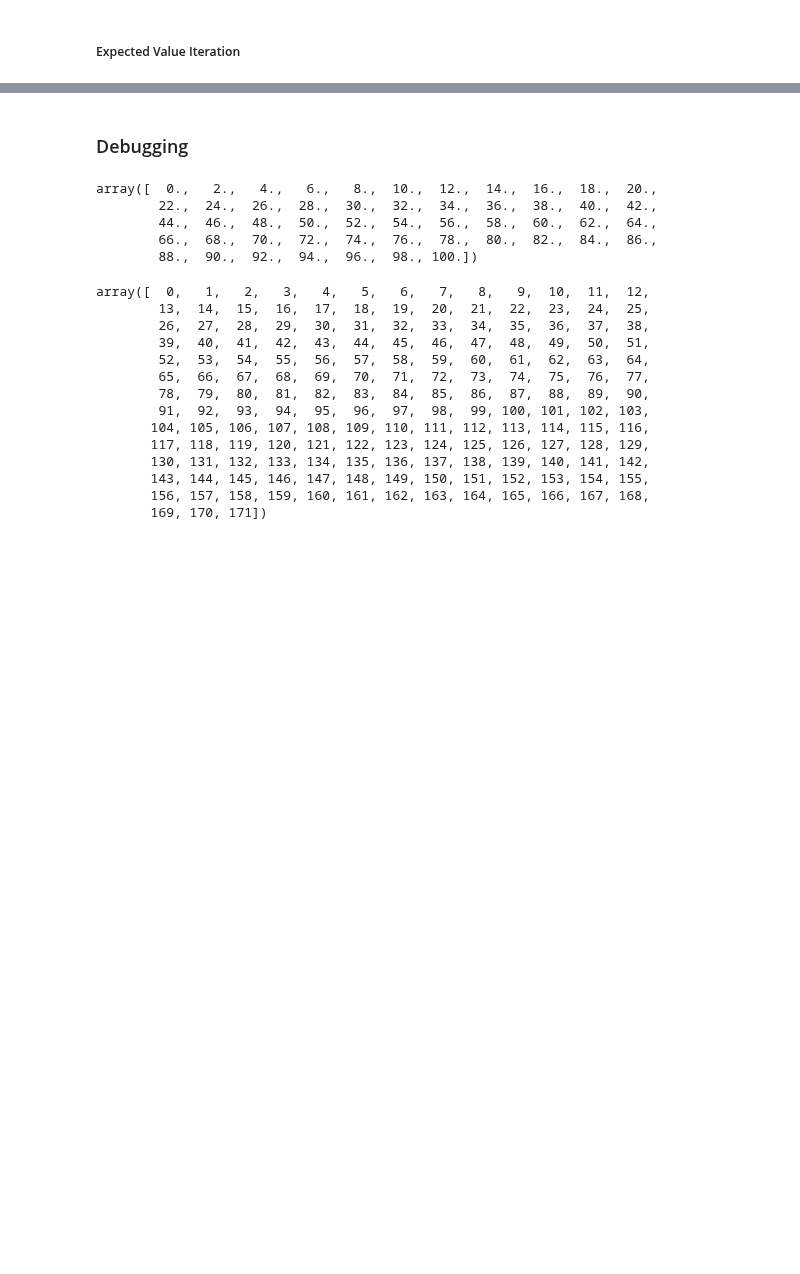
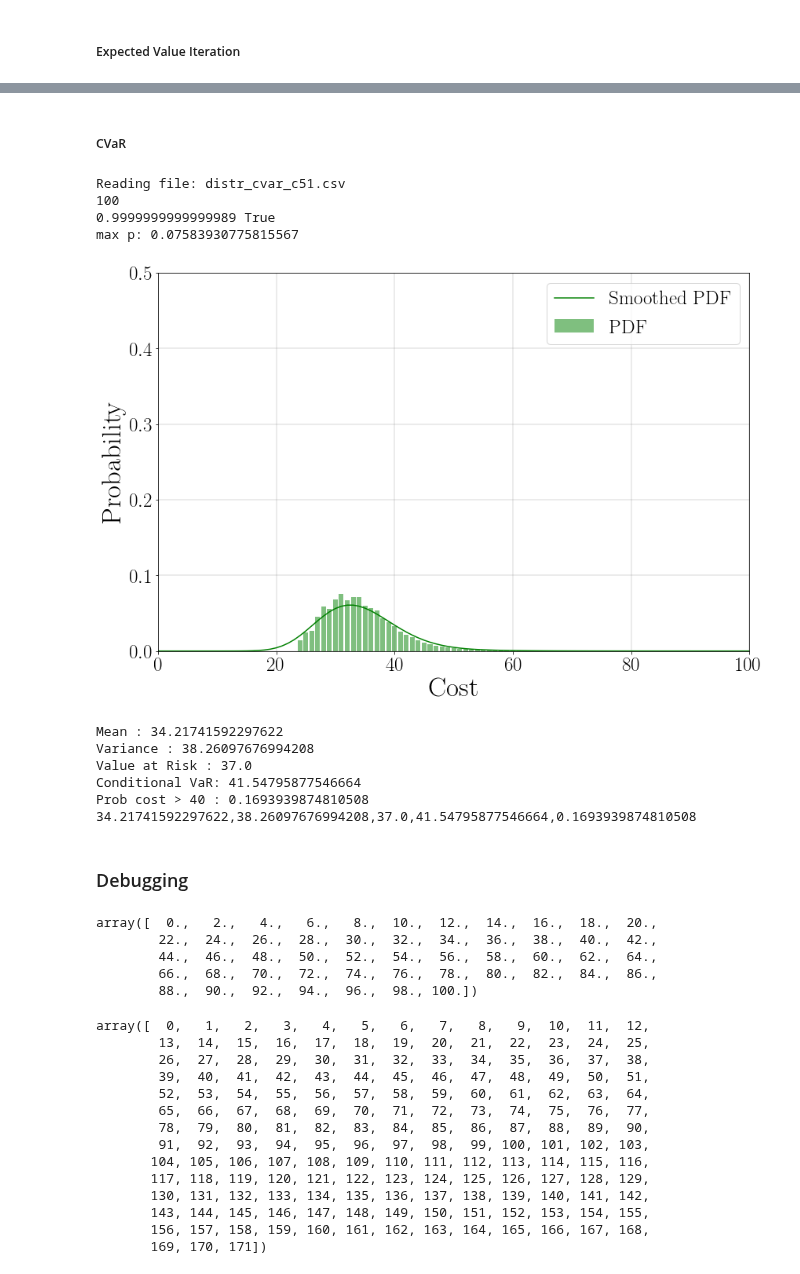
Before and after one commit to yannikschnitzer/prism, a Jupyter notebook: prism/distr.ipynb, the cells around one changed output, grey strips where cells are left out. Saved outputs shown, nothing was run; the diff lists cells and outputs as text; code cells hidden in the pictures; blank space fills up the shorter version.

```diff
--- a/prism/distr.ipynb
+++ b/prism/distr.ipynb
@@ -290,3 +191,63 @@ Prob cost > 40 : 0.24055058705346982
+# %% [markdown]
+##### CVaR
+# %%
+print('Reading file: '+file_path+experiment_name+'/'+experiment_name+'_distr_cvar_'+rep_type+'.csv')
+dist = pd.read_csv(file_path+experiment_name+'/'+experiment_name+'_distr_cvar_'+rep_type+'.csv')
+#dist.head(10)
+rx_c = dist['r'].to_numpy()
+rp_c = dist['p'].to_numpy()
+z_c = dist['z'].to_numpy()
+n = np.max(np.where(rp_c > 1e-6))
+rx_c = rx_c[0:n+1]
+rp_c = rp_c[0:n+1]
+z_c = z_c[0:n+1]
+print(n)
+print(np.sum(rp_c), np.allclose(np.sum(rp_c), 1))
+print("max p:", np.max(rp_c))
+distr_c = scipy.stats.rv_discrete(values=(z_c, rp_c))
+# h = plt.bar(rx_c, rp_c, alpha=0.5)
+fig=plt.figure(figsize=(12,8))
+h = plt.bar(z_c, rp_c, alpha=0.5, color='g', label='PDF')
+kernel = scipy.stats.gaussian_kde(z_c, weights=rp_c)
+range = np.arange(0, z_c[-1]+z_c[1], z_c[1])
+plt.plot(range, kernel(range), color='g', label='Smoothed PDF')
+plt.xlim([0,100])
+plt.ylim([0,0.5])
+
+plt.legend(loc='upper right', fontsize=graphsize-10)
+plt.tick_params(axis='both', which='major', labelsize=graphsize-10)
+plt.ticklabel_format(axis='both')
+plt.xlabel('Cost', fontsize=graphsize)
+plt.ylabel('Probability', fontsize=graphsize)
+plt.grid(b=True, which='major', color='#666666', linestyle='-', linewidth=0.25)
+plt.tight_layout()
+plt.show()
+# plt.fill_between(range, kernel(range))
+
+if save_graphs:
+    print('Saving to:'+file_path+experiment_name+'/'+experiment_name+'_distr_'+alg_type+'_'+rep_type+".png")
+    fig.savefig(file_path+experiment_name+'/'+experiment_name+'_distr_'+alg_type+'_'+rep_type+".png", transparent=True, dpi=400)
+# %% [output]
+Reading file: distr_cvar_c51.csv
+100
+0.9999999999999989 True
+max p: 0.07583930775815567
+[figure, new version]
+# %%
+print(f"Mean : {weighted_mean(z_c, rp_c)}")
+print(f"Variance : {variance(z_c, rp_c)}")
+var_exp = VaR(z_c, rp_c, alpha)
+print(f"Value at Risk : {var_exp}")
+print(f"Conditional VaR: {CVaR(z_c, rp_c, var_exp, alpha)}")
+print(f"Prob cost > {thresh} : {prob_threshold(z_c, rp_c, thresh)}")
+print(f"{weighted_mean(z_c, rp_c)},{variance(z_c, rp_c)},{var_exp},{CVaR(z_c, rp_c, var_exp, alpha)},{prob_threshold(z_c, rp_c, thresh)}")
+# %% [output]
+Mean : 34.21741592297622
+Variance : 38.26097676994208
+Value at Risk : 37.0
+Conditional VaR: 41.54795877546664
+Prob cost > 40 : 0.1693939874810508
+34.21741592297622,38.26097676994208,37.0,41.54795877546664,0.1693939874810508
 # %% [markdown]
 ### Debugging
 # %%
```
Also changed, not shown: parts of 16 cells of this notebook, 5 other files.
